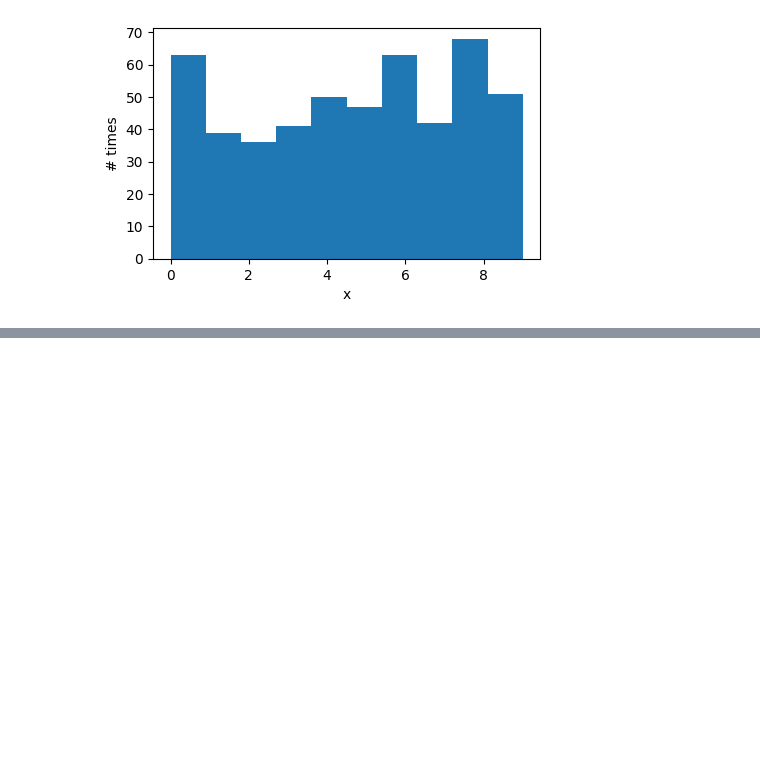
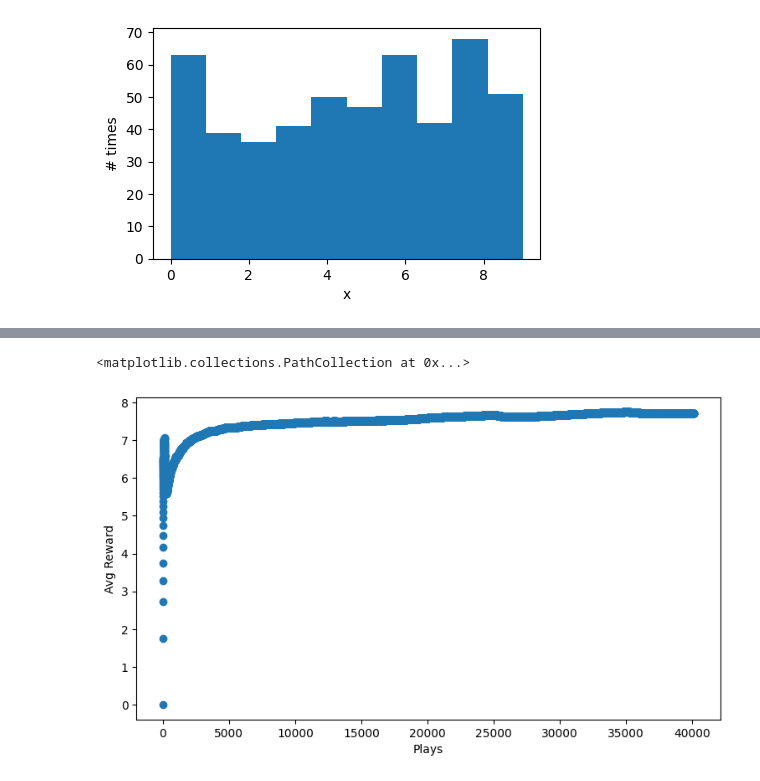
Before and after one commit to jasonzhaogd/rl, a Jupyter notebook: DRL-in-action/02.ipynb, the cells around one changed output, grey strips where cells are left out. Cells and saved outputs as stored; diff of their text form; code cells hidden in the pictures; blank space fills up the shorter version.

```diff
--- a/DRL-in-action/02.ipynb
+++ b/DRL-in-action/02.ipynb
@@ -177,0 +227,40 @@ plt.hist(x, bins=10)
+# %%
+env = ContextBandit(arms)
+# %%
+def one_hot(N, pos, val=1):
+    one_hot_vec = np.zeros(N)
+    one_hot_vec[pos] = val
+    return one_hot_vec
+# %%
+def train(env, epochs=5000, learning_rate=1e-2):
+    cur_state = torch.Tensor(one_hot(arms, env.get_state()))
+    optimizer = torch.optim.Adam(model.parameters(), lr=learning_rate)
+    reward = []
+    for epoch in range(epochs):
+        y_pred = model(cur_state)
+        av_softmax = softmax(y_pred.data.numpy(), tau=2.0)
+        choice = np.random.choice(arms, p=av_softmax)
+        cur_reward = env.choose_arm(choice)
+        one_hot_reward = y_pred.data.numpy().copy()
+        one_hot_reward[choice] = cur_reward
+        reward = torch.Tensor(one_hot_reward)
+        rewards.append(cur_reward)
+        loss = loss_fn(y_pred, reward)
+        optimizer.zero_grad()
+        loss.backward()
+        optimizer.step()
+        cur_state = torch.Tensor(one_hot(arms, env.get_state()))
+    return np.array(rewards)
+# %%
+all_reward = train(env)
+# %%
+av_reward = [np.sum(np.array(all_reward[0:i]))/i for i in range(1, len(all_reward) + 1)]
+
+fig,ax = plt.subplots(1,1)
+ax.set_xlabel("Plays")
+ax.set_ylabel("Avg Reward")
+fig.set_size_inches(9,5)
+ax.scatter(np.arange(len(av_reward)),av_reward)
+# %% [output]
+<matplotlib.collections.PathCollection at 0x...>
+[figure, added]
```
Also changed, not shown: parts of 12 cells of this notebook.
